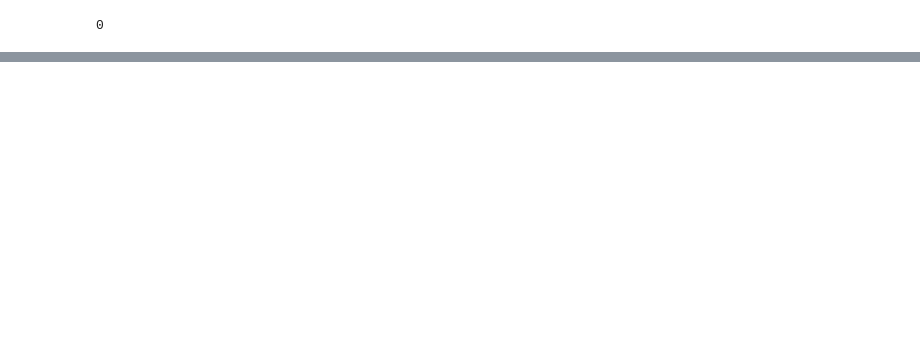
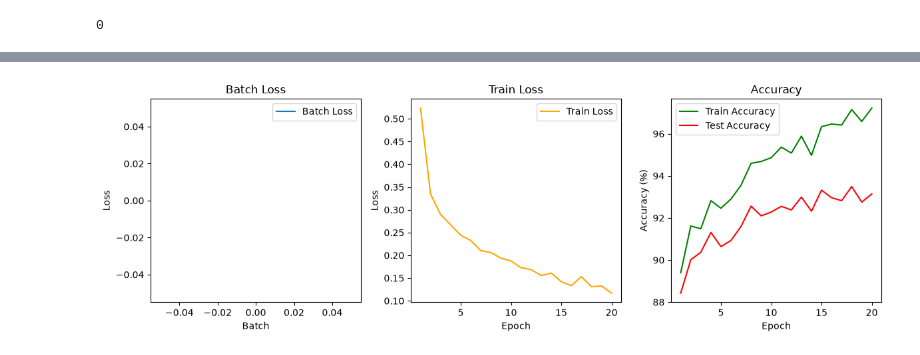
Before and after one commit to chabi1773/EN3150_Assignment_03_Team-FrameX, a Jupyter notebook: PR_assignment.ipynb, the cells around one changed output, grey strips where cells are left out. Drawn from its saved outputs; the diff is of its cells as text; code cells hidden in the pictures; blank space fills up the shorter version.

```diff
--- a/PR_assignment.ipynb
+++ b/PR_assignment.ipynb
@@ -975,0 +1007,3 @@ time for training 6657.853246688843 seconds
+# %%
+model_pt = torchvision.models.mobilenet_v2(weights=MobileNet_V2_Weights.DEFAULT)
+model_pt.classifier[1] = nn.Linear(model_pt.last_channel,10)
@@ -975,0 +1033,12 @@ time for training 6657.853246688843 seconds
+# %%
+def accuracy(loader):
+    model_pt.eval()
+    correct, total = 0,0
+    with torch.no_grad(): # not train on evaluation
+        for data,labels in loader:
+            data, labels = data.to(device), labels.to(device)
+            output = model_pt(data)
+            _,predicted = torch.max(output.data,1)
+            total += labels.size(0)
+            correct += (predicted == labels).sum().item()
+    return 100 * correct /total
@@ -975,0 +1101,29 @@ time for training 6657.853246688843 seconds
+# %%
+plt.figure(figsize=(12, 4))
+plt.subplot(1, 3, 1)
+plt.plot(mobilenetv2_batch_losses, label='Batch Loss')
+plt.title('Batch Loss')
+plt.xlabel('Batch')
+plt.ylabel('Loss')
+plt.legend()
+
+plt.subplot(1, 3, 2)
+plt.plot(range(1, epochs +1), mobilenetv2_train_losses, label='Train Loss', color='orange')
+plt.title('Train Loss')
+plt.xlabel('Epoch')
+plt.ylabel('Loss')
+plt.legend()
+
+plt.subplot(1, 3, 3)
+plt.plot(
+    range(1, epochs+1 ),     mobilenetv2_train_accuracies, label='Train Accuracy', color='green')
+plt.plot(range(1, epochs +1), mobilenetv2_test_accuracies, label='Test Accuracy', color='red')
+plt.title('Accuracy')
+plt.xlabel('Epoch')
+plt.ylabel('Accuracy (%)')
+plt.legend()
+
+plt.tight_layout()
+plt.show()
+# %% [output]
+[figure, added]
```
Also changed, not shown: parts of 33 cells of this notebook.
